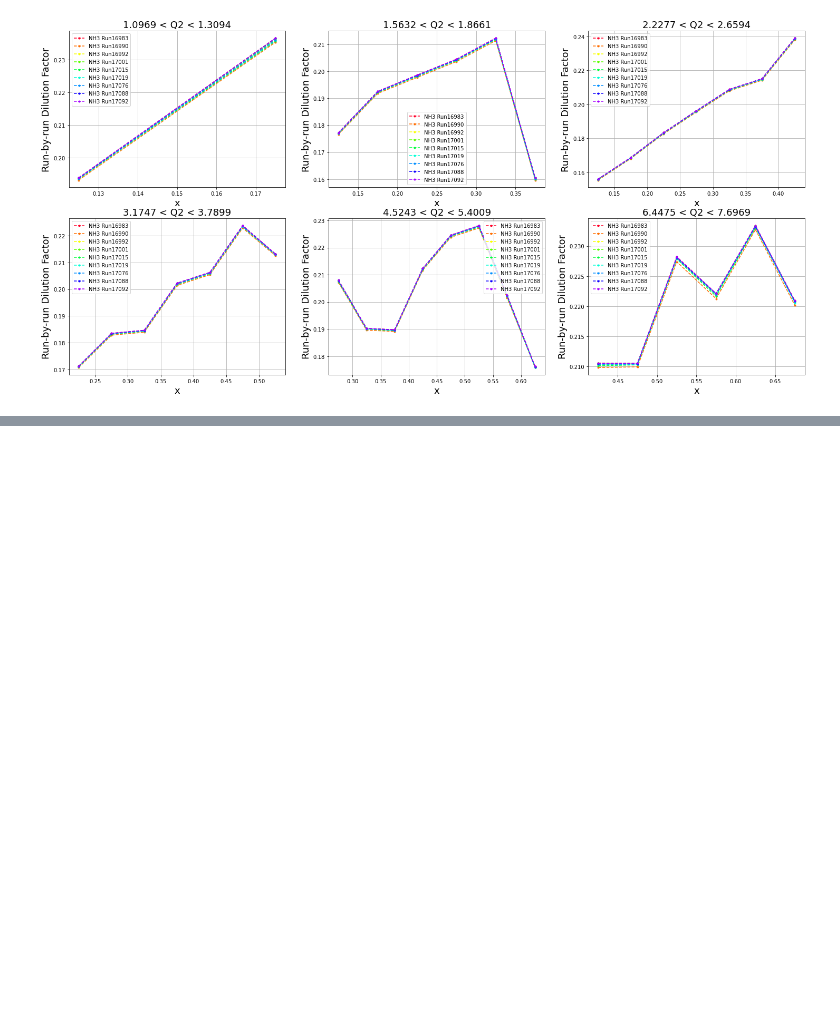
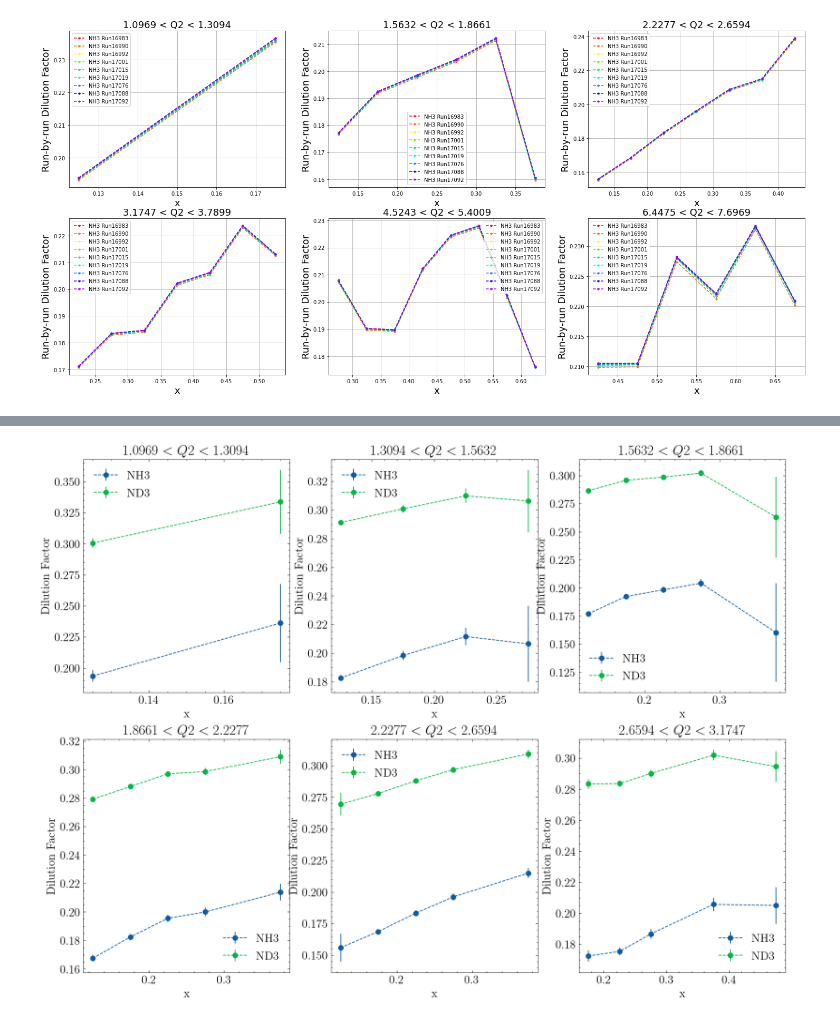
Before and after one commit to Gregtom3/CLAS12Analysis, a Jupyter notebook: macros/analysis/rg-c/dilutionfactors.ipynb, the cells around one changed output, grey strips where cells are left out. Saved outputs shown, nothing was run; the diff lists cells and outputs as text; code cells hidden in the pictures; blank space fills up the shorter version.

```diff
--- a/macros/analysis/rg-c/dilutionfactors.ipynb
+++ b/macros/analysis/rg-c/dilutionfactors.ipynb
@@ -200,0 +231,17 @@ for i,idx in enumerate([0,2,4,6,8,10]):
+# %%
+plt.rcParams['text.usetex'] = True
+fig,axs=plt.subplots(2,3,figsize=(16,12),dpi=150)
+for i,idx in enumerate([0,1,2,3,4,5]):
+    r=int(np.floor(i/3))
+    c=int(i%3)
+    q2min = np.unique(df.Q2min)[idx]
+    q2max = np.unique(df.Q2max)[idx]
+    df_tmp = df[df.Q2min==q2min]
+    axs[r,c].errorbar((df_tmp.xmin+df_tmp.xmax)/2,df_tmp.df_NH3,yerr=df_tmp.df_err_NH3,fmt="o--",label="NH3")
+    axs[r,c].errorbar((df_tmp.xmin+df_tmp.xmax)/2,df_tmp.df_ND3,yerr=df_tmp.df_err_ND3,fmt="o--",label="ND3")
+    axs[r,c].set_xlabel("x")
+    axs[r,c].set_ylabel("Dilution Factor")
+    axs[r,c].set_title("$ {} < Q2 < {} $".format(q2min,q2max))
+    axs[r,c].legend()
+# %% [output]
+[figure, added]
```
Also changed, not shown: parts of 19 cells of this notebook, 38 other files.
